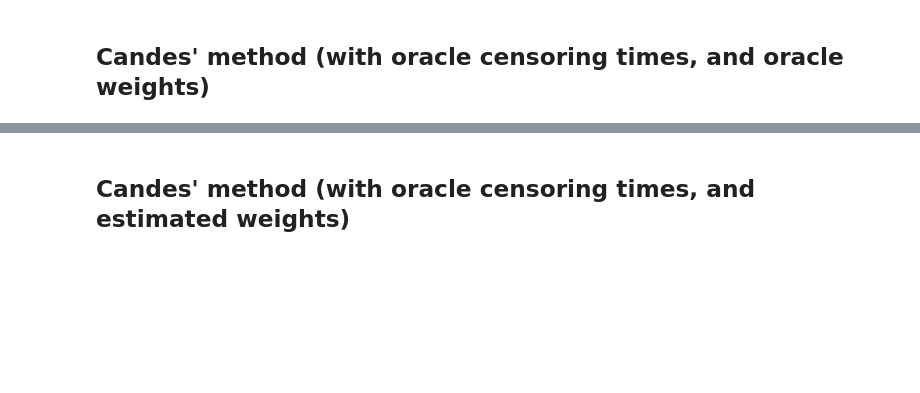
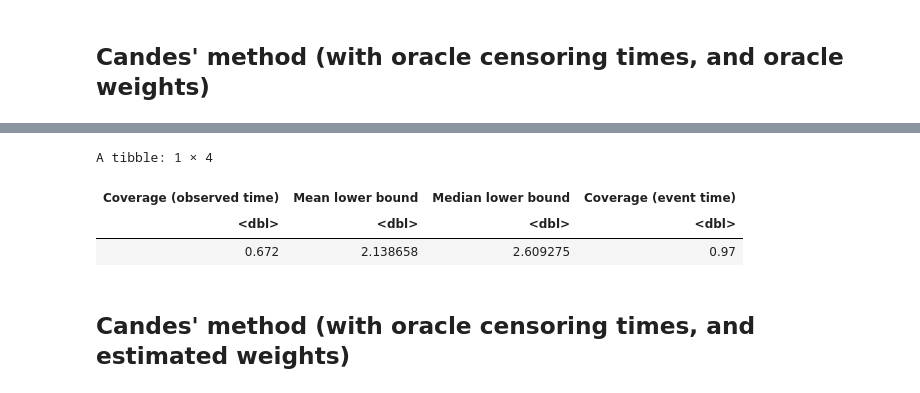
Before and after one commit to msesia/conformal_survival, a Jupyter notebook: code/survival-cqr-new.ipynb, the cells around one changed output, grey strips where cells are left out. Cells and saved outputs as stored; diff of their text form; code cells hidden in the pictures; blank space fills up the shorter version.

```diff
--- a/code/survival-cqr-new.ipynb
+++ b/code/survival-cqr-new.ipynb
@@ -384,3 +384,21 @@ A tibble: 1 × 4
+# %%
+source("utils_conformal.R")
+
+# Apply Candes' method with automatic tuning of c0
+tuning.package <- list(data.train = data.train,
+                       C.train = data.train.oracle$censoring_time)
+
+pred.candes.tuned <- predict_Candes(data.test, surv_model, generator, data.cal, C.cal, alpha,
+                                    tuning.package=tuning.package)
+
+evaluate_bounds(data.test.oracle$time,
+                pred.candes.tuned,
+                event_time=data.test.oracle$event_time)
+# %% [output]
+A tibble: 1 × 4
+| Coverage (observed time) | Mean lower bound | Median lower bound | Coverage (event time) |
+| <dbl> | <dbl> | <dbl> | <dbl> |
+| 0.672 | 2.138658 | 2.609275 | 0.97 |
 # %% [markdown]
 ## Candes' method (with oracle censoring times, and estimated weights)
 # %%
```
Also changed, not shown: parts of 7 cells of this notebook, 4 other files.
